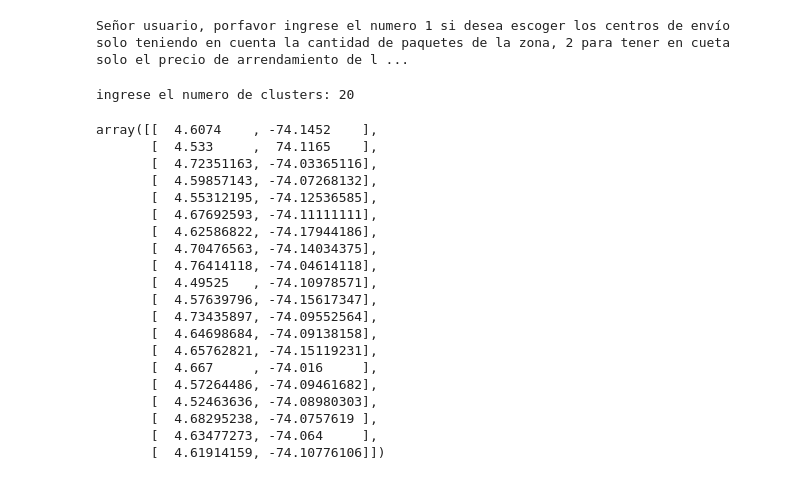
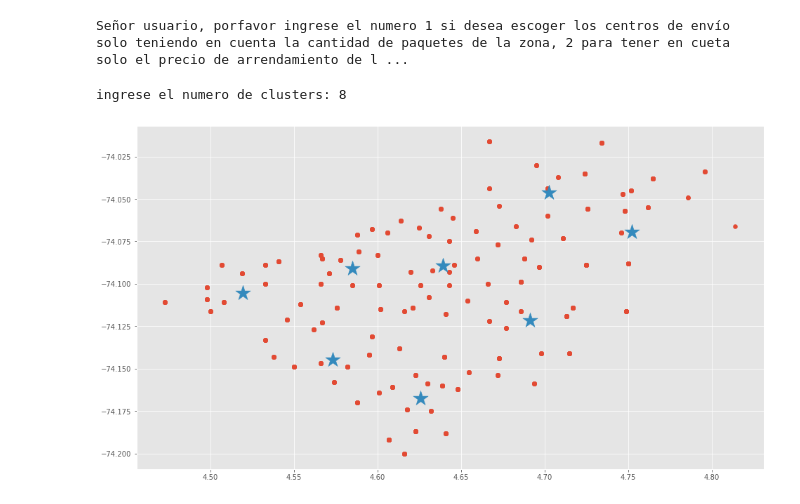
Before and after one commit to IronGhost1779/K-means, a Jupyter notebook: Main-proyecto.ipynb, the cells around one changed output. Cells and saved outputs as stored; diff of their text form; code cells hidden in the pictures.

```diff
--- a/Main-proyecto.ipynb
+++ b/Main-proyecto.ipynb
@@ -21,7 +21,7 @@ dataframe.head()
 | 4 | 10 La Uribe | 135.0 | 7.000 | 543.000 | 12.136 | 4.566 | 0.000 | 0.0 | ... |
 5 rows × 24 columns
 # %%
-2Seleccion = int(input("Señor usuario, porfavor ingrese el numero 1 si desea escoger los centros de envío solo teniendo en cuenta la cantidad de paquetes de la zona, 2 para tener en cueta solo el precio de arrendamiento de la zona y 3 si quiere tener en cuenta ambos factores: "))
+Seleccion = int(input("Señor usuario, porfavor ingrese el numero 1 si desea escoger los centros de envío solo teniendo en cuenta la cantidad de paquetes de la zona, 2 para tener en cueta solo el precio de arrendamiento de la zona y 3 si quiere tener en cuenta ambos factores: "))
 if(Seleccion == 1):
     dataframe2 = dataframe[['Latitud',"Longitud","Puntaje paqueteria"]].to_numpy()
 elif(Seleccion == 2):
@@ -45,25 +45,28 @@ numero_clusters = int(input("ingrese el numero de clusters: "))
 kmeans = KMeans(n_clusters = numero_clusters, random_state = 0).fit(matriz)
 kmeans.labels_
 kmeans.cluster_centers_
+centros = kmeans.cluster_centers_
 # %% [output]
-ingrese el numero de clusters: 20
+ingrese el numero de clusters: 8
-array([[  4.6074    , -74.1452    ],
-       [  4.533     ,  74.1165    ],
-       [  4.72351163, -74.03365116],
-       [  4.59857143, -74.07268132],
-       [  4.55312195, -74.12536585],
-       [  4.67692593, -74.11111111],
-       [  4.62586822, -74.17944186],
-       [  4.70476563, -74.14034375],
-       [  4.76414118, -74.04614118],
-       [  4.49525   , -74.10978571],
-       [  4.57639796, -74.15617347],
-       [  4.73435897, -74.09552564],
-       [  4.64698684, -74.09138158],
-       [  4.65762821, -74.15119231],
-       [  4.667     , -74.016     ],
-       [  4.57264486, -74.09461682],
-       [  4.52463636, -74.08980303],
-       [  4.68295238, -74.0757619 ],
-       [  4.63477273, -74.064     ],
-       [  4.61914159, -74.10776106]])
+# %%
+matriz1=[]
+for i in range(len(matriz)):
+    matriz1.append(matriz[i][0])
+
+matriz2=[]
+for i in range(len(matriz)):
+    matriz2.append(matriz[i][1])
+
+centros1=[]
+for i in range(len(centros)):
+    centros1.append(centros[i][0])
+
+centros2=[]
+for i in range(len(centros)):
+    centros2.append(centros[i][1])
+# %%
+fig = plt.figure()
+fig1 = plt.scatter(matriz1,matriz2)
+fig2 = plt.scatter(centros1,centros2,marker = '*', s = 500)
+# %% [output]
+[figure, added]
```
Also changed, not shown: 1 other file.
